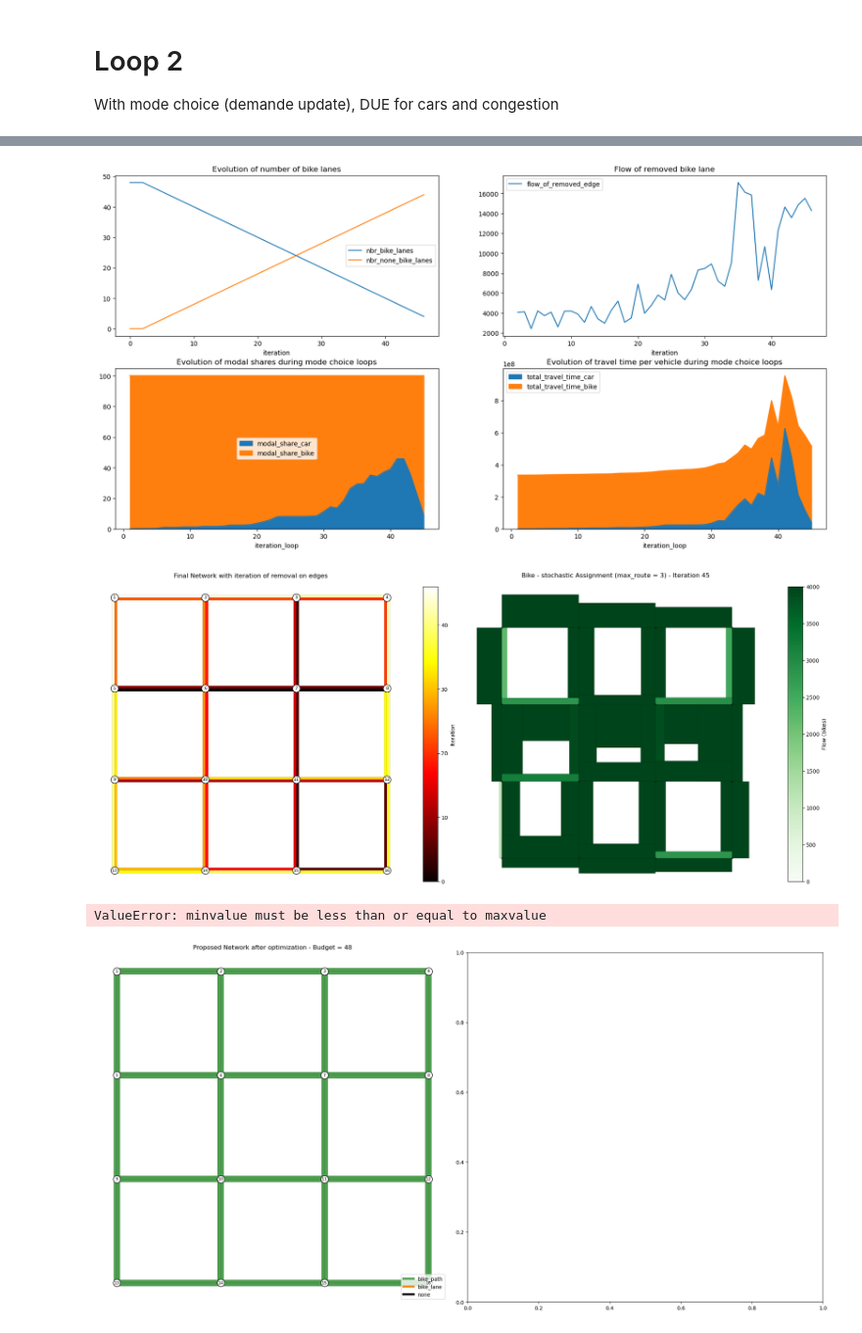
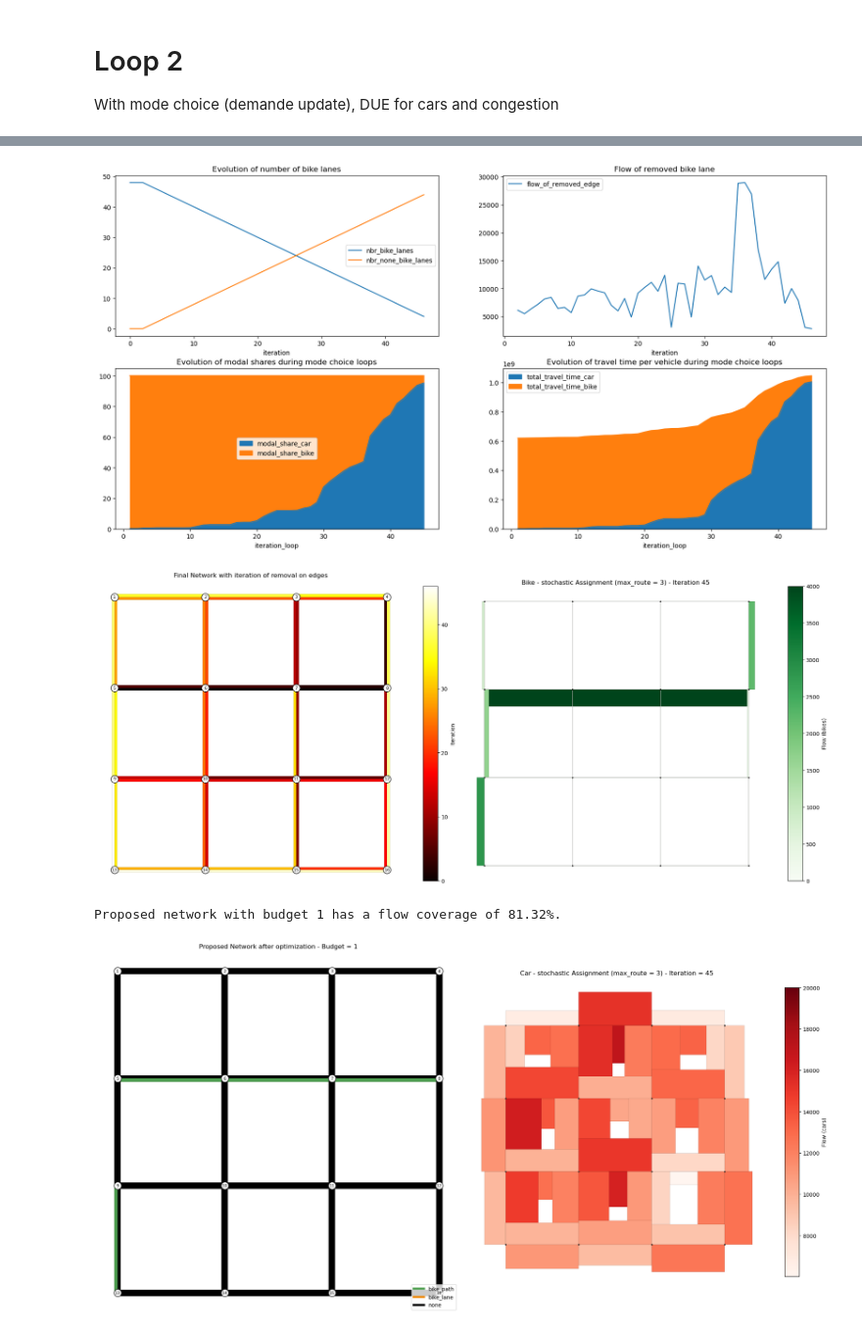
Before and after one commit to tim-lemm/code_these, a Jupyter notebook: notebooks/loop.ipynb, the cells around one changed output, grey strips where cells are left out. Shown at 98% size. Drawn from its saved outputs; the diff is of its cells as text; code cells hidden in the pictures.

```diff
--- a/notebooks/loop.ipynb
+++ b/notebooks/loop.ipynb
@@ -1105,7 +1105,7 @@ else :
     for i in liste_i:
         for j in liste_i:
             if i != j:
-                od_matrix.loc[i,j] = np.random.randint(20,1500)
+                od_matrix.loc[i,j] = np.random.randint(20,3000)
     edge_df_tri = lock_infra(edge_df_tri,5,6)
     edge_df_tri = lock_infra(edge_df_tri,6,7)
     edge_df_tri = lock_infra(edge_df_tri,7,8)
@@ -1141,11 +1141,11 @@ plot = False
 edge_df_tri["flow_car"] = 0
 edge_df_tri["flow_bike"] = 0
 
-edge_df_tri["capacity_bikes"]= 9999
+edge_df_tri["capacity_bikes"]= 99999
 
 for edge in edge_df_tri.itertuples():
     if edge.type_car == 'primary':
-        edge_df_tri.loc[edge.Index, 'capacity_cars'] = 2000
+        edge_df_tri.loc[edge.Index, 'capacity_cars'] = 3000
     elif edge.type_car == 'motorway':
         edge_df_tri.loc[edge.Index, 'capacity_cars'] = 8000
         edge_df_tri.loc[edge.Index, 'capacity_bike'] = 0
@@ -1153,7 +1153,7 @@ for edge in edge_df_tri.itertuples():
         edge_df_tri.loc[edge.Index, 'lock_bike_infra'] = True
         edge_df_tri.loc[edge.Index, 'speed_car'] = 130
     else:
-        edge_df_tri.loc[edge.Index, 'capacity_cars'] = 9999
+        edge_df_tri.loc[edge.Index, 'capacity_cars'] = 99999
 
 edge_df_tri["speed_car"] = edge_df_tri["speed_car"] / 3.6
 edge_df_tri["speed_bike"] = edge_df_tri["speed_bike"] / 3.6
@@ -1476,45 +1476,45 @@ plot_network(
         bike_results['network'], node_df,
         width_col='flow',
         color_col_num='flow',
         cmap='Greens',
         title=f'Bike - stochastic Assignment (max_route = 3) - Iteration {i}',
         node_size=3,
         colorbar_label='Flow (bikes)',
         base_width=0.1,
         width_scale=10,
         ax=axes[1],
         vmax=4000
     )
 plt.show()
 edge_df_proposed = edge_df_final.copy()
 
 
-budget = 48
-iteration = len(edge_df_proposed) - budget + 1
+budget = 1
+iteration = len(edge_df_proposed) - budget + 1 - nbr_locked_infra
 edge_df_proposed.loc[edge_df_proposed['iteration']>iteration, "type_bike"] = "bike_path"
 flow_coverage = edge_df_proposed[edge_df_proposed['type_bike'] == 'bike_path']['flow_bike_iteration_'+str(iteration)].sum()/edge_df_proposed['flow_bike_iteration_'+str(iteration)].sum()
 
 fig, axes = plt.subplots(1,2, figsize=(20,10))
 plot_network(edge_df_proposed, node_df, color_col_str='type_bike', base_width=1, width_scale=5, node_size=200, legend=True,  node_label=True, title='Proposed Network after optimization - Budget = '+str(budget), figsize=(10,10), edges_label_col='index', ax=axes[0])
 plot_network(
         edge_df_proposed, node_df,
-        width_col='flow_bike_iteration_'+str(iteration),
-        color_col_num='flow_bike_iteration_'+str(iteration),
-        cmap='Greens',
-        title=f'Bike - stochastic Assignment (max_route = 3) - Iteration = {iteration}',
+        width_col='flow_car_iteration_'+str(iteration),
+        color_col_num='flow_car_iteration_'+str(iteration),
+        cmap='Reds',
+        title=f'Car - stochastic Assignment (max_route = 3) - Iteration = {iteration}',
         node_size=3,
-        colorbar_label='Flow (bikes)',
+        colorbar_label='Flow (cars)',
         base_width=0.1,
         width_scale=10,
         ax=axes[1],
-        vmax=4000
+        vmax=20000
     )
 print(f"Proposed network with budget {budget} has a flow coverage of {flow_coverage*100:.2f}%.")
 # %% [output]
-[figure, old version]
+[figure, new version]
-[figure, old version]
+[figure, new version]
-ValueError: minvalue must be less than or equal to maxvalue
+Proposed network with budget 1 has a flow coverage of 81.32%.
-[figure, old version]
+[figure, new version]
 # %%
 plot_network(edge_df_tri, node_df,color_col_num='ratio_flow_capacity_car', base_width=1, width_scale=5, node_size=200, legend=True,  node_label=True, title='Proposed Network after optimization - Budget = '+str(budget), figsize=(10,10), edges_label_col='index')
 # %% [output]
```
Also changed, not shown: parts of 3 cells of this notebook, 7 other files.
